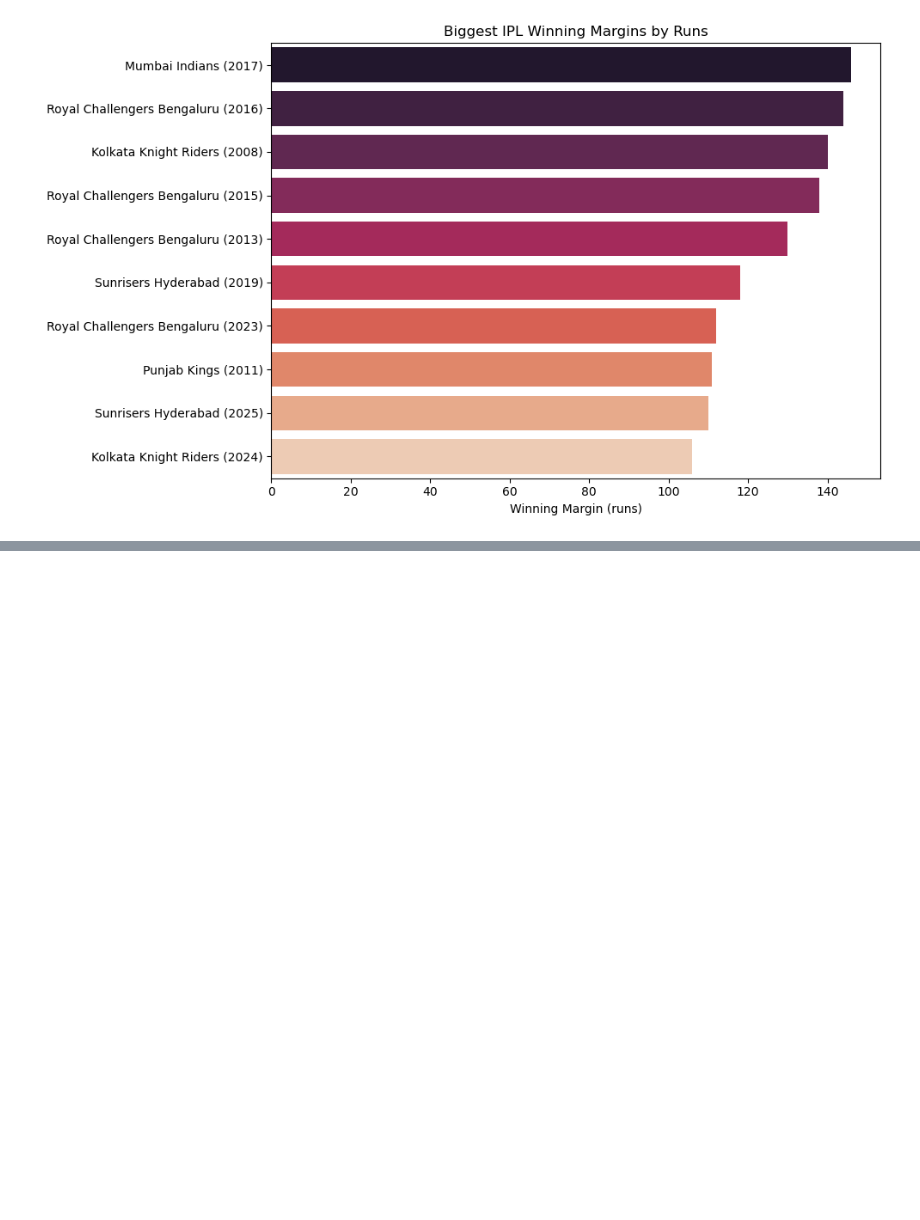
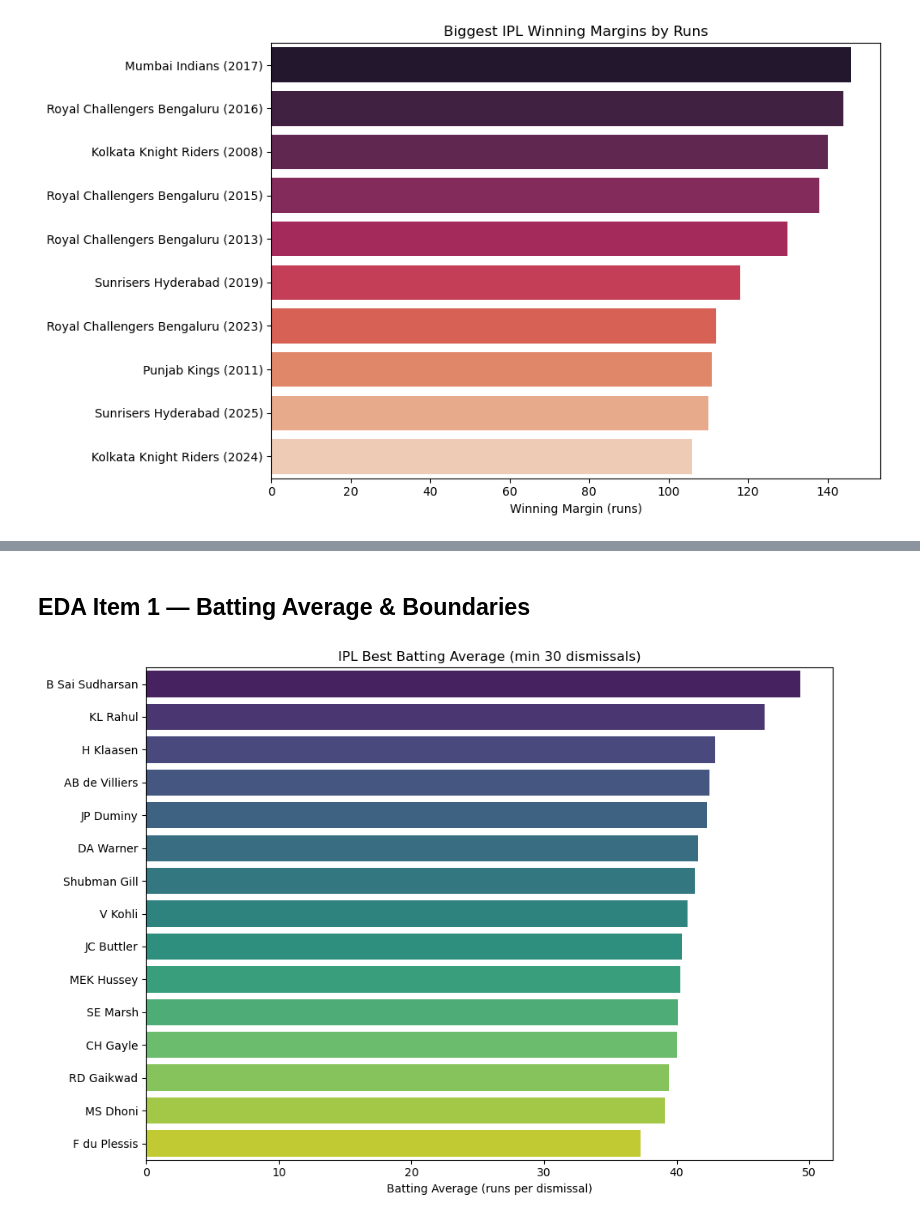
Before and after one commit to CodeByNehaB/Data-anaytics, a Jupyter notebook: Projects/IPL sales analaysis/chart.ipynb, the cells around one changed output, grey strips where cells are left out. Saved outputs shown, nothing was run; the diff lists cells and outputs as text; code cells hidden in the pictures; blank space fills up the shorter version.

```diff
--- a/Projects/IPL sales analaysis/chart.ipynb
+++ b/Projects/IPL sales analaysis/chart.ipynb
@@ -332,0 +430,26 @@ plot_biggest_runs_margins(biggest_runs)
+# %% [markdown]
+## EDA Item 1 — Batting Average & Boundaries
+# %%
+def plot_batting_average(avg_df, save_path=None):
+    plt.figure(figsize=(10, 7))
+    data = avg_df.reset_index()
+    sns.barplot(data=data, y='batter', x='batting_average', hue='batter', palette='viridis', legend=False)
+    plt.xlabel('Batting Average (runs per dismissal)')
+    plt.ylabel('')
+    plt.title('IPL Best Batting Average (min 30 dismissals)')
+    plt.tight_layout()
+    if save_path:
+        plt.savefig(save_path, dpi=150)
+    else:
+        plt.show()
+
+import importlib
+import analysis
+importlib.reload(analysis)
+from analysis import compute_batting_average_and_boundaries
+
+avg_df = compute_batting_average_and_boundaries(df)
+
+plot_batting_average(avg_df)
+# %% [output]
+[figure, added]
```
Also changed, not shown: parts of 13 cells of this notebook, 6 other files.
